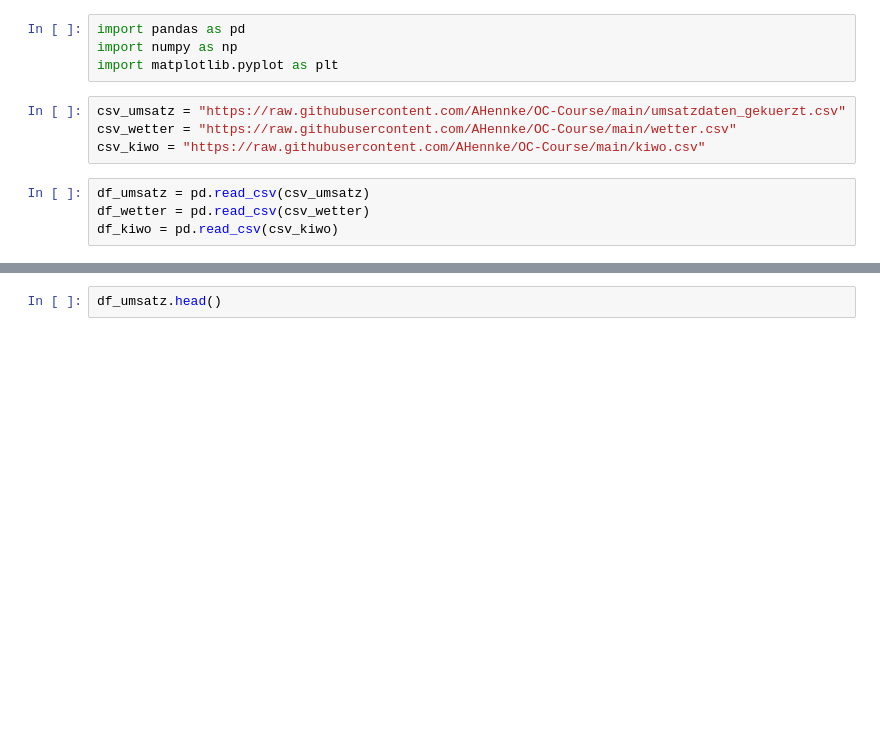
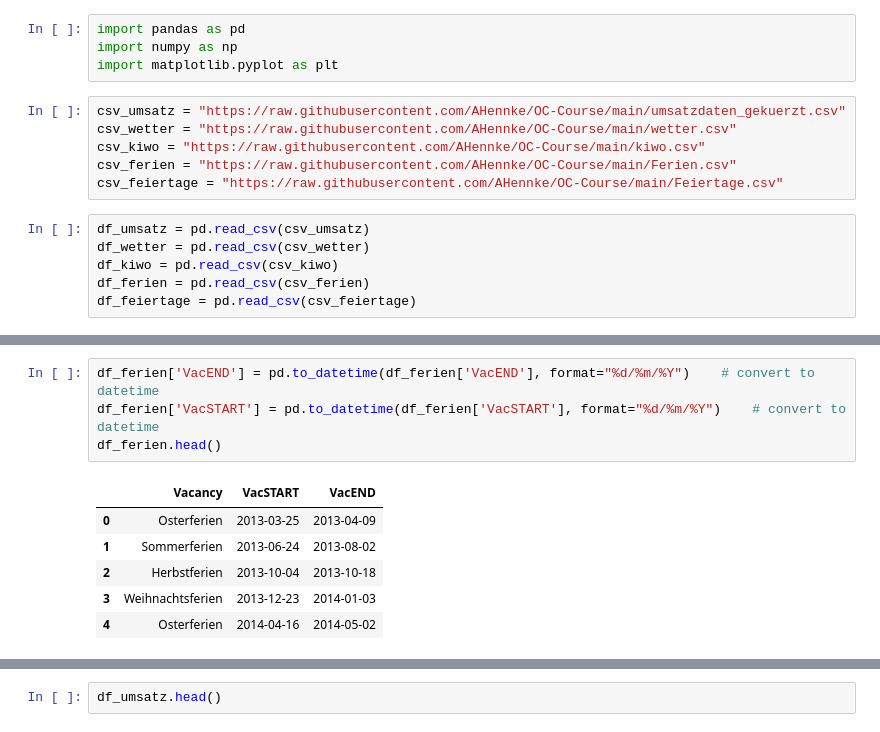
Before and after one commit to AHennke/OC-Course, a Jupyter notebook: team_task_data_explo.ipynb, the cells around one changed output, grey strips where cells are left out. Saved outputs shown, nothing was run; the diff lists cells and outputs as text; blank space fills up the shorter version.

```diff
--- a/team_task_data_explo.ipynb
+++ b/team_task_data_explo.ipynb
@@ -6,7 +6,11 @@ import matplotlib.pyplot as plt
 csv_umsatz = "https://raw.githubusercontent.com/AHennke/OC-Course/main/umsatzdaten_gekuerzt.csv"
 csv_wetter = "https://raw.githubusercontent.com/AHennke/OC-Course/main/wetter.csv"
 csv_kiwo = "https://raw.githubusercontent.com/AHennke/OC-Course/main/kiwo.csv"
+csv_ferien = "https://raw.githubusercontent.com/AHennke/OC-Course/main/Ferien.csv"
+csv_feiertage = "https://raw.githubusercontent.com/AHennke/OC-Course/main/Feiertage.csv"
 # %%
 df_umsatz = pd.read_csv(csv_umsatz)
 df_wetter = pd.read_csv(csv_wetter)
 df_kiwo = pd.read_csv(csv_kiwo)
+df_ferien = pd.read_csv(csv_ferien)
+df_feiertage = pd.read_csv(csv_feiertage)
@@ -12,0 +42,11 @@ df_kiwo = pd.read_csv(csv_kiwo)
+# %%
+df_ferien['VacEND'] = pd.to_datetime(df_ferien['VacEND'], format="%d/%m/%Y")    # convert to datetime
+df_ferien['VacSTART'] = pd.to_datetime(df_ferien['VacSTART'], format="%d/%m/%Y")    # convert to datetime
+df_ferien.head()
+# %% [output]
+|  | Vacancy | VacSTART | VacEND |
+| 0 | Osterferien | 2013-03-25 | 2013-04-09 |
+| 1 | Sommerferien | 2013-06-24 | 2013-08-02 |
+| 2 | Herbstferien | 2013-10-04 | 2013-10-18 |
+| 3 | Weihnachtsferien | 2013-12-23 | 2014-01-03 |
+| 4 | Osterferien | 2014-04-16 | 2014-05-02 |
```
Also changed, not shown: parts of 13 cells of this notebook.
